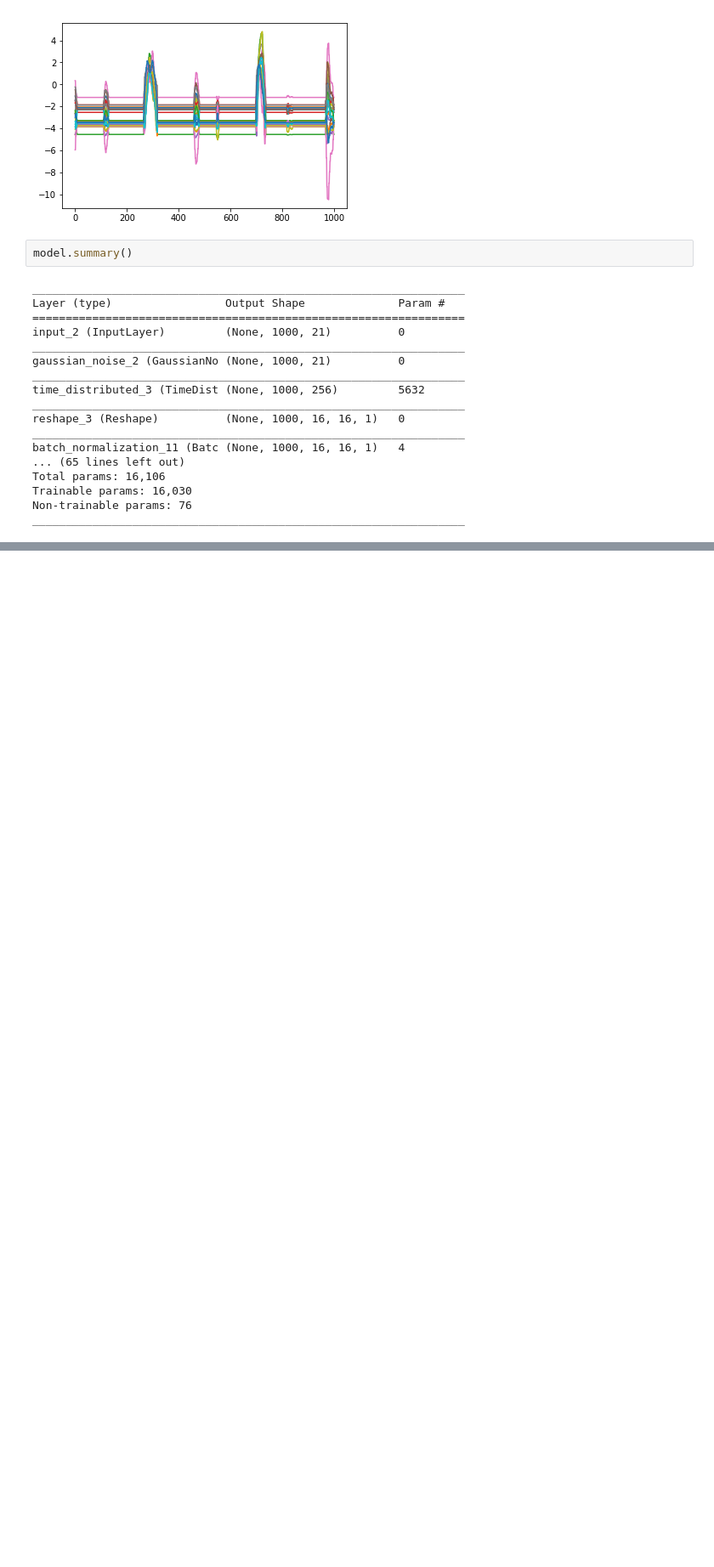
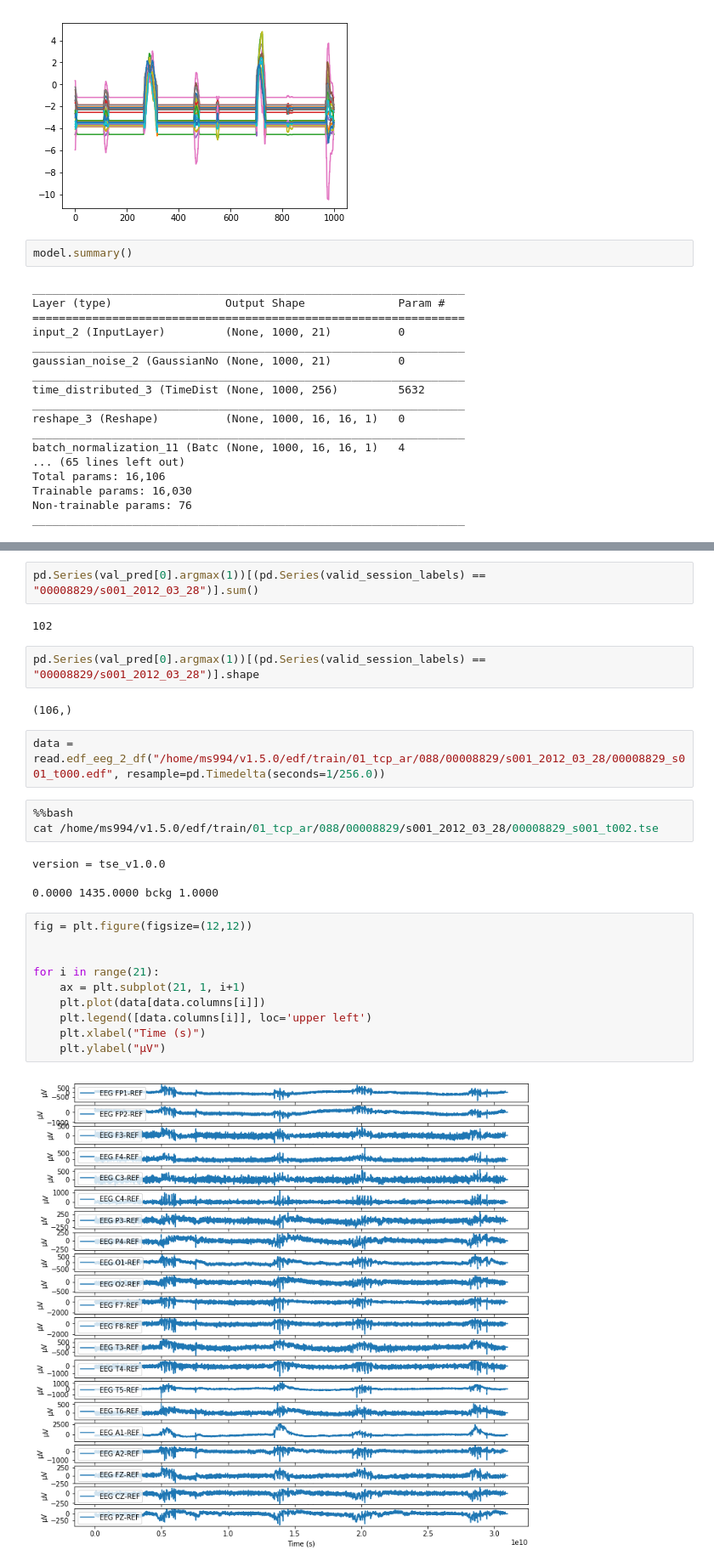
Before and after one commit to Saqibm128/eeg-tasks, a Jupyter notebook: notebooks/Seizure CNN Exploration.ipynb, the cells around one changed output, grey strips where cells are left out. Shown at 85% size. Saved outputs shown, nothing was run; the diff lists cells and outputs as text; blank space fills up the shorter version.

```diff
--- a/notebooks/Seizure CNN Exploration.ipynb
+++ b/notebooks/Seizure CNN Exploration.ipynb
@@ -1996,0 +2274,29 @@ _________________________________________________________________
+# %%
+pd.Series(val_pred[0].argmax(1))[(pd.Series(valid_session_labels) == "00008829/s001_2012_03_28")].sum()
+# %% [output]
+102
+# %%
+pd.Series(val_pred[0].argmax(1))[(pd.Series(valid_session_labels) == "00008829/s001_2012_03_28")].shape
+# %% [output]
+(106,)
+# %%
+data = read.edf_eeg_2_df("/home/ms994/v1.5.0/edf/train/01_tcp_ar/088/00008829/s001_2012_03_28/00008829_s001_t000.edf", resample=pd.Timedelta(seconds=1/256.0))
+# %%
+%%bash
+cat /home/ms994/v1.5.0/edf/train/01_tcp_ar/088/00008829/s001_2012_03_28/00008829_s001_t002.tse
+# %% [output]
+version = tse_v1.0.0
+
+0.0000 1435.0000 bckg 1.0000
+# %%
+fig = plt.figure(figsize=(12,12))
+
+
+for i in range(21):
+    ax = plt.subplot(21, 1, i+1)
+    plt.plot(data[data.columns[i]])
+    plt.legend([data.columns[i]], loc='upper left')
+    plt.xlabel("Time (s)")
+    plt.ylabel("μV")
+# %% [output]
+[figure, added]
```
Also changed, not shown: parts of 51 cells of this notebook, 1 other file.
